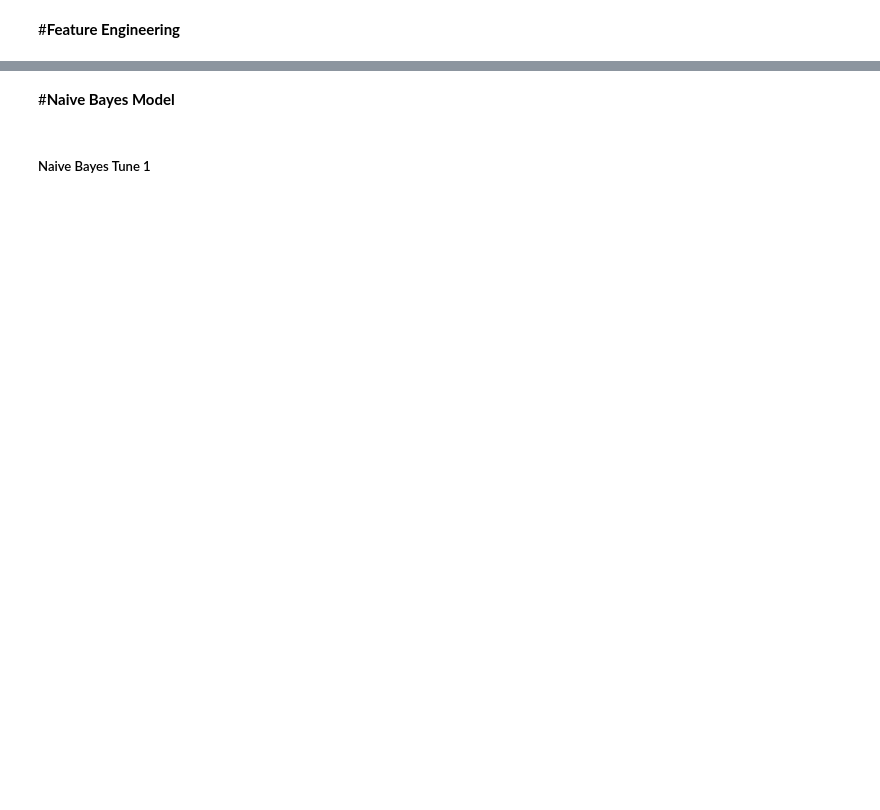
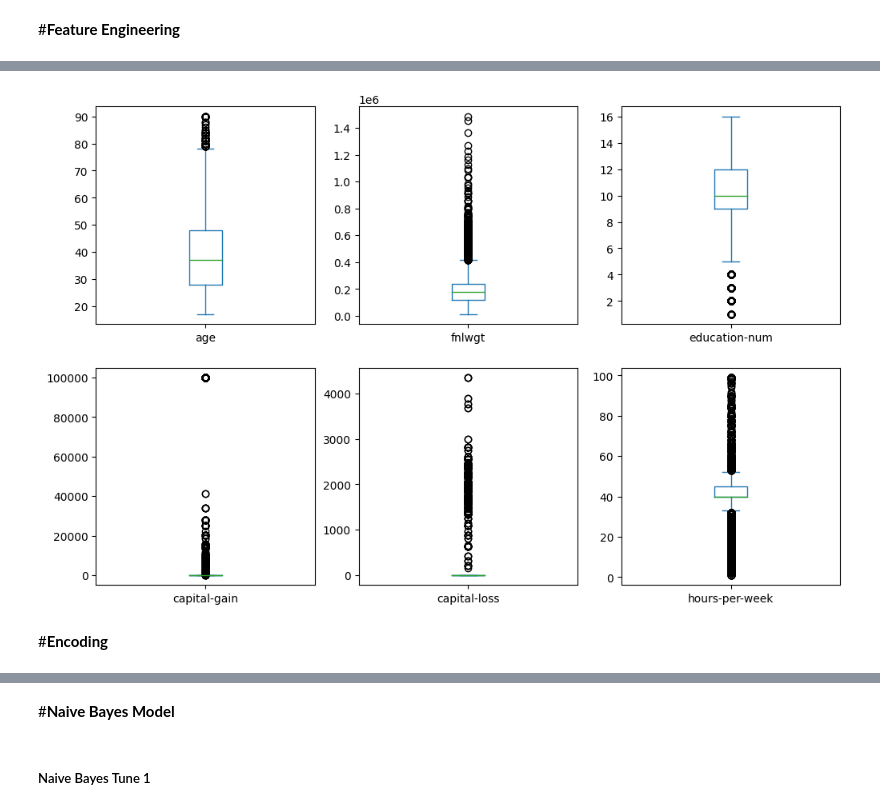
Before and after one commit to Manith-Ratnayake/UCI_machine_learning, a Jupyter notebook: Machine_Learning.ipynb, the cells around one changed output, grey strips where cells are left out. Drawn from its saved outputs; the diff is of its cells as text; code cells hidden in the pictures; blank space fills up the shorter version.

```diff
--- a/Machine_Learning.ipynb
+++ b/Machine_Learning.ipynb
@@ -315,0 +310,6 @@ adult_data.income = adult_data.income.replace('>50K', 1)
+# %%
+adult_data.plot(kind='box', figsize=(12,12), layout=(3,3), sharex=False, subplots=True);
+# %% [output]
+[figure, added]
+# %% [markdown]
+#**Encoding**
```
Also changed, not shown: parts of 31 cells of this notebook.
